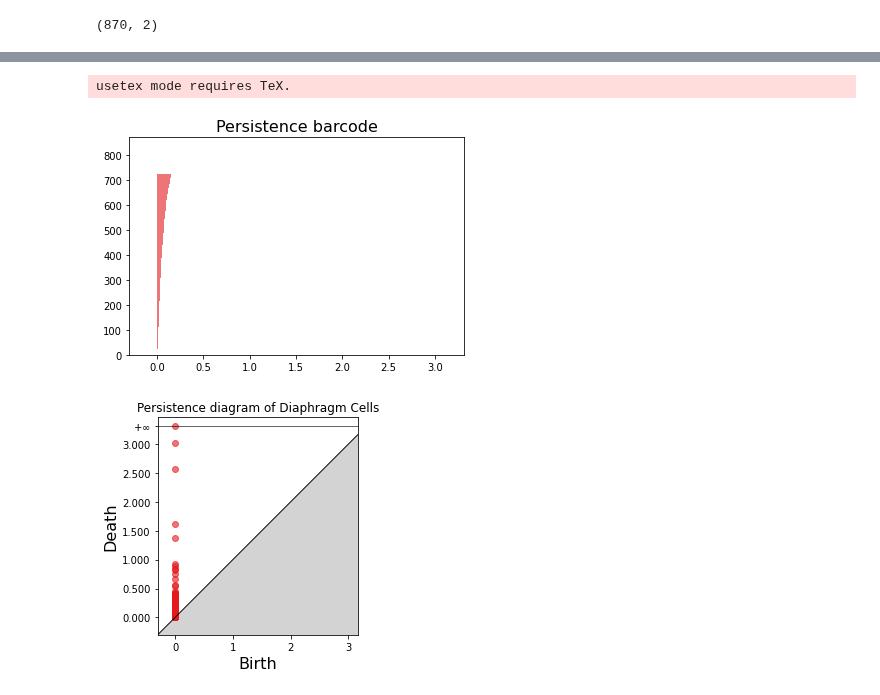
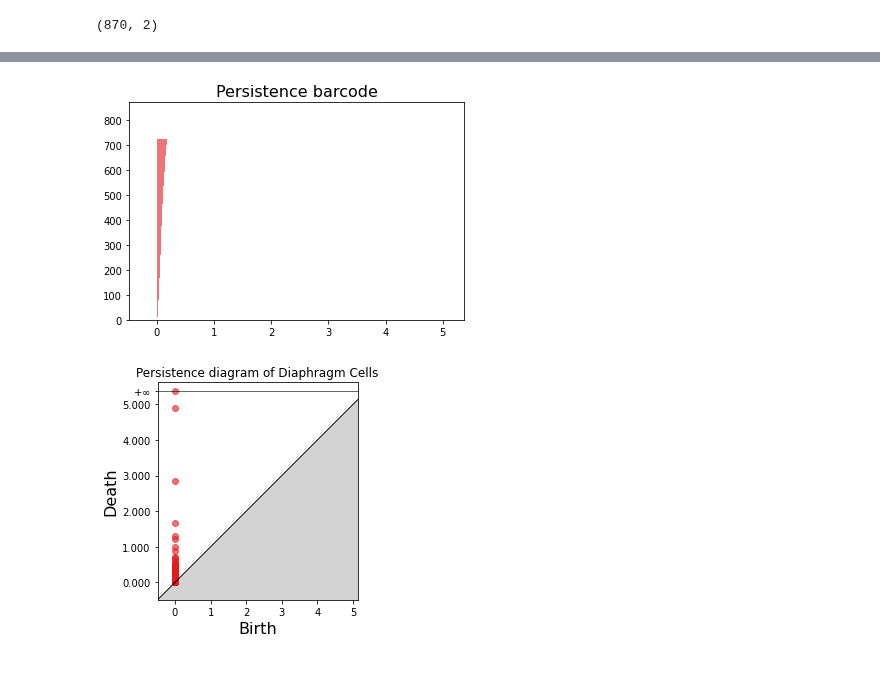
Before and after one commit to gabrielkassjohnson/parameter-free-topological-clustering, a Jupyter notebook: Clustering RNASeq Data with Pogo.ipynb, the cells around one changed output, grey strips where cells are left out. Drawn from its saved outputs; the diff is of its cells as text; code cells hidden in the pictures.

```diff
--- a/Clustering RNASeq Data with Pogo.ipynb
+++ b/Clustering RNASeq Data with Pogo.ipynb
@@ -230,13 +230,15 @@ plt.scatter(umap_embedding[:,0], umap_embedding[:,1],c=y)
+# %%
+umap_model_33d = UMAP(metric='precomputed',min_dist=0.0001,n_neighbors=4,n_components=33)
+umap_embedding_33d = umap_model_33d.fit_transform(mdist)
 # %%
-rips_complex = gudhi.RipsComplex(points=umap_embedding)
+rips_complex = gudhi.RipsComplex(points=umap_embedding_33d)
 simplex_tree = rips_complex.create_simplex_tree(max_dimension=1)
 diag = simplex_tree.persistence()
 
 gudhi.plot_persistence_barcode(diag)
 plt.show()
 # %% [output]
-usetex mode requires TeX.
-[figure, old version]
+[figure, new version]
 # %%
 persistence_module = simplex_tree.persistence()
 # %%
@@ -246,6 +248,6 @@ ax.set_title("Persistence diagram of Diaphragm Cells")
 ax.set_aspect("equal")  # forces to be square shaped
 plt.show()
 # %% [output]
-[figure, old version]
+[figure, new version]
 # %%
 
```
Also changed, not shown: parts of 12 cells of this notebook.
